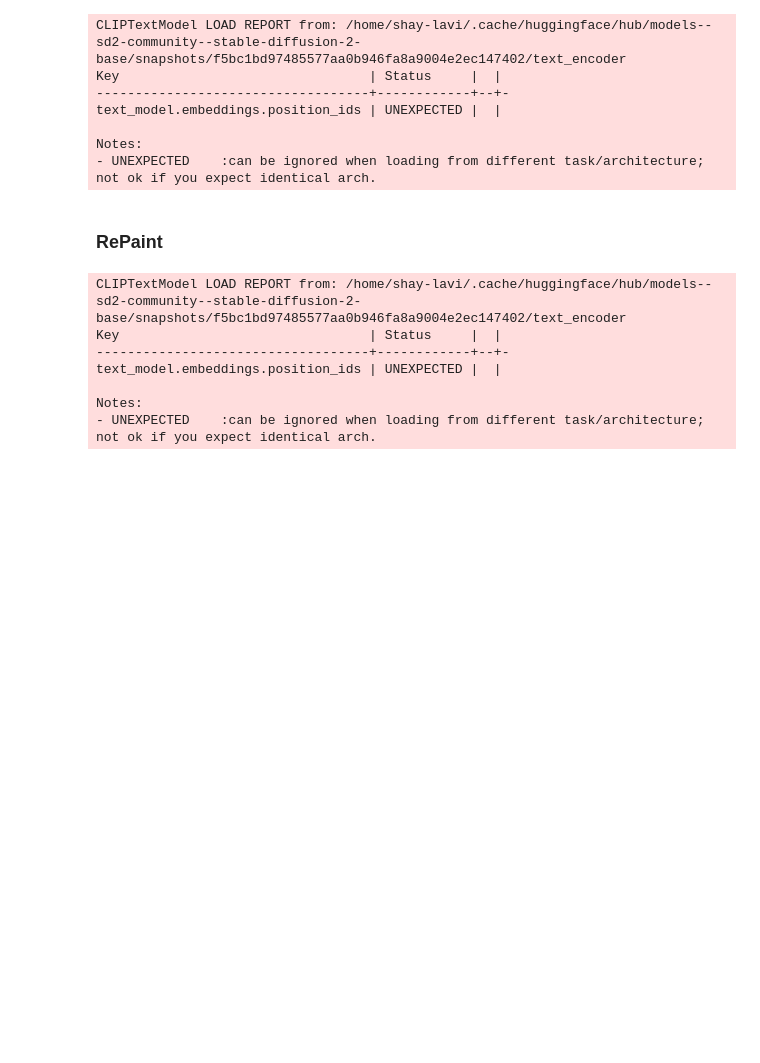
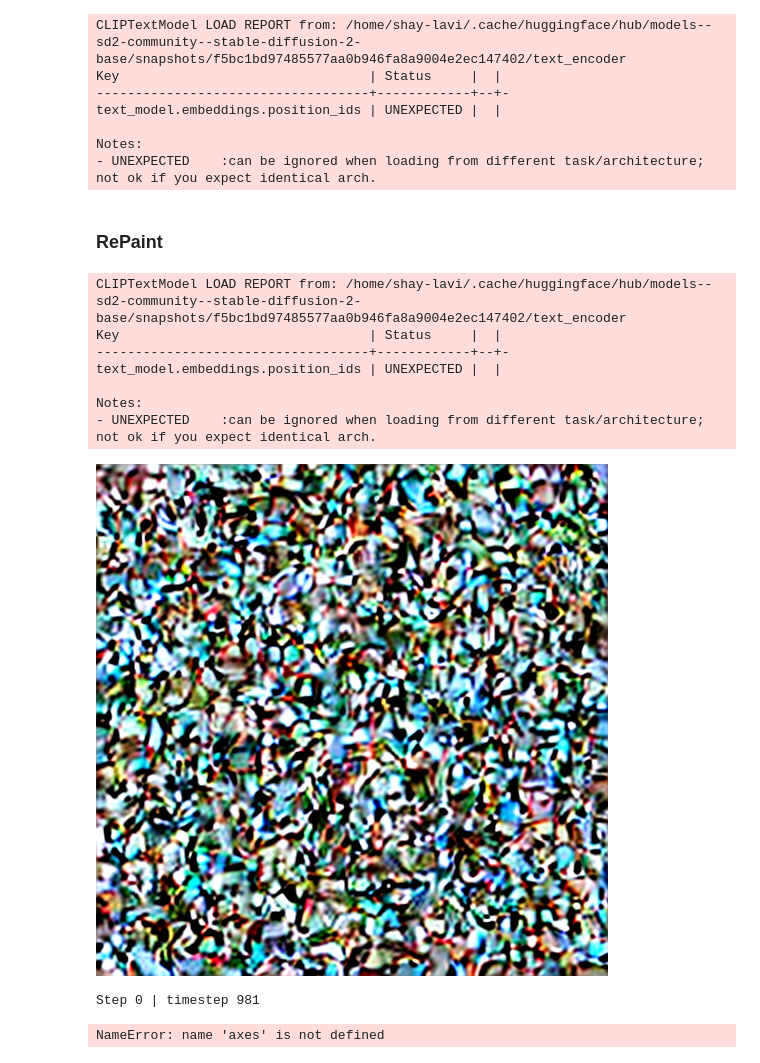
Before and after one commit to Shayshoon/diffusion-inpainting, a Jupyter notebook: experiments.ipynb, the cells around one changed output. Cells and saved outputs as stored; diff of their text form; code cells hidden in the pictures; blank space fills up the shorter version.

Commit message:
organize scripts and experiments

```diff
--- a/experiments.ipynb
+++ b/experiments.ipynb
@@ -62,12 +78,31 @@ text_model.embeddings.position_ids | UNEXPECTED |  |
 Notes:
 - UNEXPECTED    :can be ignored when loading from different task/architecture; not ok if you expect identical arch.
 # %%
-# 3. Load an Input Image
-init_image = Image.open("cat.jpg")
+from mask_utils import get_square, overlay_mask, get_grid, create_comparison_canvas
+from script import read_file
+from interactive import make_callback
 
-# 4. Create a Mask
-# Here we create a simple white box in the middle to "repaint"
-# Remember: 1.0 (white) = KEEP original, 0.0 (black) = REPAINT
-mask = Image.new("L", (512, 512), 255) # Start with all 'keep'
-draw = ImageDraw.Draw(mask)
-draw.rectangle([150, 150, 350, 350], fill=0) # Area to repaint is 0 (black)
+image = Image.open("media/cat.jpg")
+mask = Image.open("media/cat.mask.jpg")
+prompt = read_file("media/cat.txt")
+interactive_mode = True
+
+kwargs = {
+    "callback": make_callback(pipe, display_every_n_steps=1),
+    "callback_steps": 1,
+} if interactive_mode else {}
+
+output = pipe(
+    prompt=prompt,
+    num_inference_steps=50,
+    image=image,
+    mask=mask,
+    guidance_scale=7.5,
+    **kwargs
+)
+
+result = output.images[0]
+# %% [output]
+[figure, added]
+Step 0 | timestep 981
+NameError: name 'axes' is not defined
```
Also changed, not shown: parts of 5 cells of this notebook, 13 other files.
